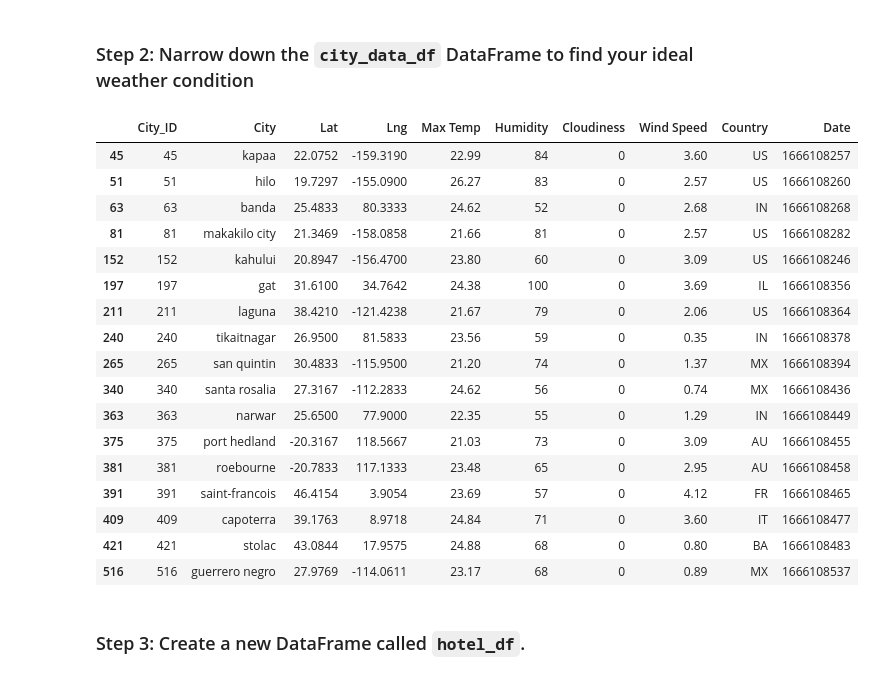
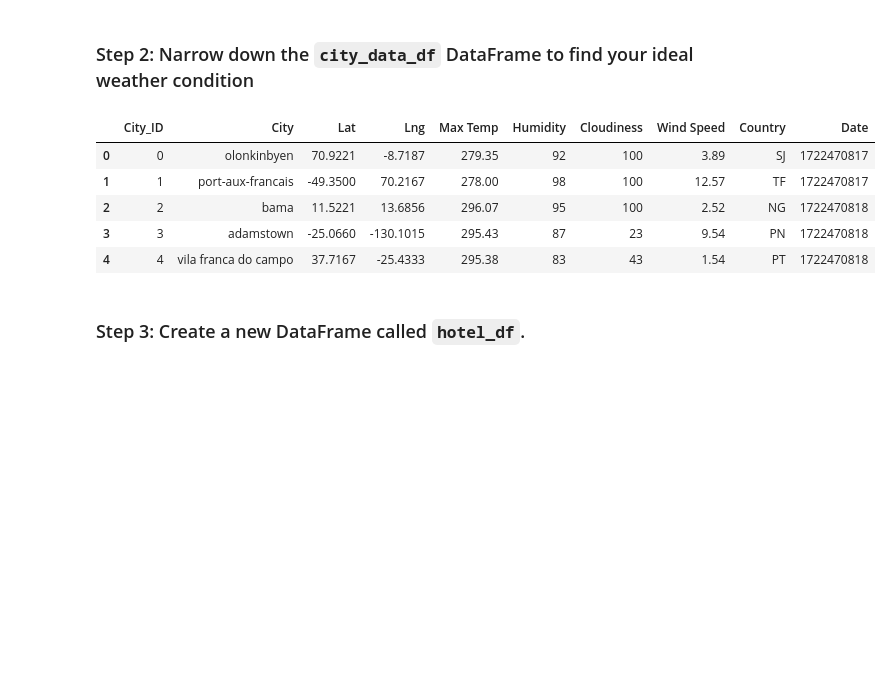
Before and after one commit to datakreese/python-api-challenge, a Jupyter notebook: VacationPy/VacationPy.ipynb, the cells around one changed output. Saved outputs shown, nothing was run; the diff lists cells and outputs as text; code cells hidden in the pictures; blank space fills up the shorter version.

```diff
--- a/VacationPy/VacationPy.ipynb
+++ b/VacationPy/VacationPy.ipynb
@@ -17,6 +18,6 @@ from vacation_api_keys import geoapify_key
 # %%
 # Load the CSV file created in Part 1 into a Pandas DataFrame
-city_data_df = pd.read_csv("output_data/cities.csv")
+city_data_df = pd.read_csv("../WeatherPy/cities.csv")
 
 # Display sample data
 city_data_df.head()
@@ -55,32 +58,20 @@ map_plot_3
 ### Step 2: Narrow down the `city_data_df` DataFrame to find your ideal weather condition
 # %%
 # Narrow down cities that fit criteria and drop any results with null values
-# YOUR CODE HERE
+ideal_city_df = city_data_df.query("`Max Temp` <= 299")
 
 # Drop any rows with null values
-# YOUR CODE HERE
+ideal_city_df.dropna()
 
 # Display sample data
-# YOUR CODE HERE
+ideal_city_df.head()
 # %% [output]
 |  | City_ID | City | Lat | Lng | Max Temp | Humidity | Cloudiness | Wind Speed | Country | Date |
-| 45 | 45 | kapaa | 22.0752 | -159.3190 | 22.99 | 84 | 0 | 3.60 | US | 1666108257 |
-| 51 | 51 | hilo | 19.7297 | -155.0900 | 26.27 | 83 | 0 | 2.57 | US | 1666108260 |
-| 63 | 63 | banda | 25.4833 | 80.3333 | 24.62 | 52 | 0 | 2.68 | IN | 1666108268 |
-| 81 | 81 | makakilo city | 21.3469 | -158.0858 | 21.66 | 81 | 0 | 2.57 | US | 1666108282 |
-| 152 | 152 | kahului | 20.8947 | -156.4700 | 23.80 | 60 | 0 | 3.09 | US | 1666108246 |
-| 197 | 197 | gat | 31.6100 | 34.7642 | 24.38 | 100 | 0 | 3.69 | IL | 1666108356 |
-| 211 | 211 | laguna | 38.4210 | -121.4238 | 21.67 | 79 | 0 | 2.06 | US | 1666108364 |
-| 240 | 240 | tikaitnagar | 26.9500 | 81.5833 | 23.56 | 59 | 0 | 0.35 | IN | 1666108378 |
-| 265 | 265 | san quintin | 30.4833 | -115.9500 | 21.20 | 74 | 0 | 1.37 | MX | 1666108394 |
-| 340 | 340 | santa rosalia | 27.3167 | -112.2833 | 24.62 | 56 | 0 | 0.74 | MX | 1666108436 |
-| 363 | 363 | narwar | 25.6500 | 77.9000 | 22.35 | 55 | 0 | 1.29 | IN | 1666108449 |
-| 375 | 375 | port hedland | -20.3167 | 118.5667 | 21.03 | 73 | 0 | 3.09 | AU | 1666108455 |
-| 381 | 381 | roebourne | -20.7833 | 117.1333 | 23.48 | 65 | 0 | 2.95 | AU | 1666108458 |
-| 391 | 391 | saint-francois | 46.4154 | 3.9054 | 23.69 | 57 | 0 | 4.12 | FR | 1666108465 |
-| 409 | 409 | capoterra | 39.1763 | 8.9718 | 24.84 | 71 | 0 | 3.60 | IT | 1666108477 |
-| 421 | 421 | stolac | 43.0844 | 17.9575 | 24.88 | 68 | 0 | 0.80 | BA | 1666108483 |
-| 516 | 516 | guerrero negro | 27.9769 | -114.0611 | 23.17 | 68 | 0 | 0.89 | MX | 1666108537 |
+| 0 | 0 | olonkinbyen | 70.9221 | -8.7187 | 279.35 | 92 | 100 | 3.89 | SJ | 1722470817 |
+| 1 | 1 | port-aux-francais | -49.3500 | 70.2167 | 278.00 | 98 | 100 | 12.57 | TF | 1722470817 |
+| 2 | 2 | bama | 11.5221 | 13.6856 | 296.07 | 95 | 100 | 2.52 | NG | 1722470818 |
+| 3 | 3 | adamstown | -25.0660 | -130.1015 | 295.43 | 87 | 23 | 9.54 | PN | 1722470818 |
+| 4 | 4 | vila franca do campo | 37.7167 | -25.4333 | 295.38 | 83 | 43 | 1.54 | PT | 1722470818 |
 # %% [markdown]
 ### Step 3: Create a new DataFrame called `hotel_df`.
 # %%
```
Also changed, not shown: parts of 7 cells of this notebook, 7 other files.
